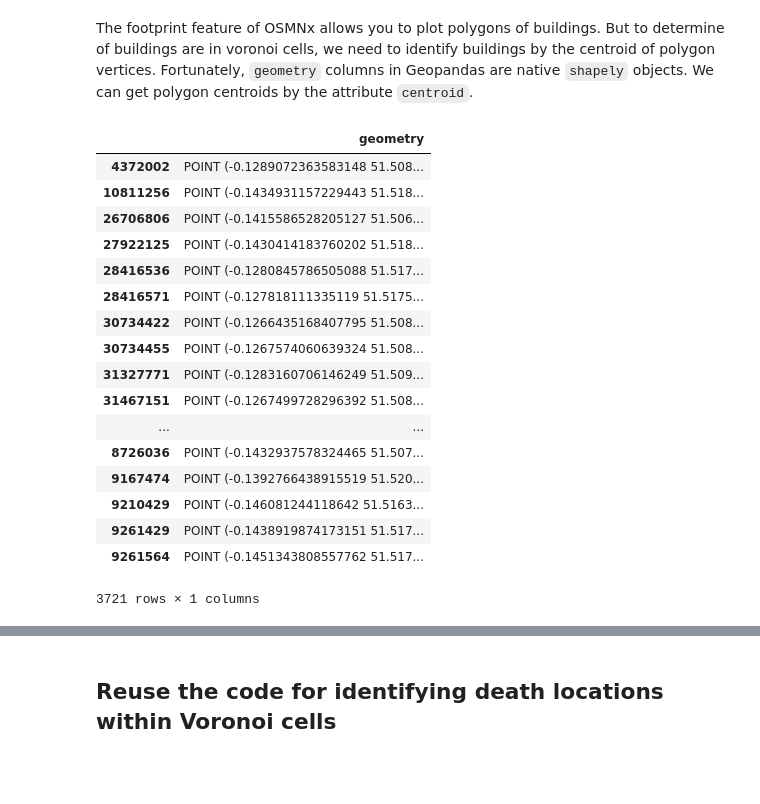
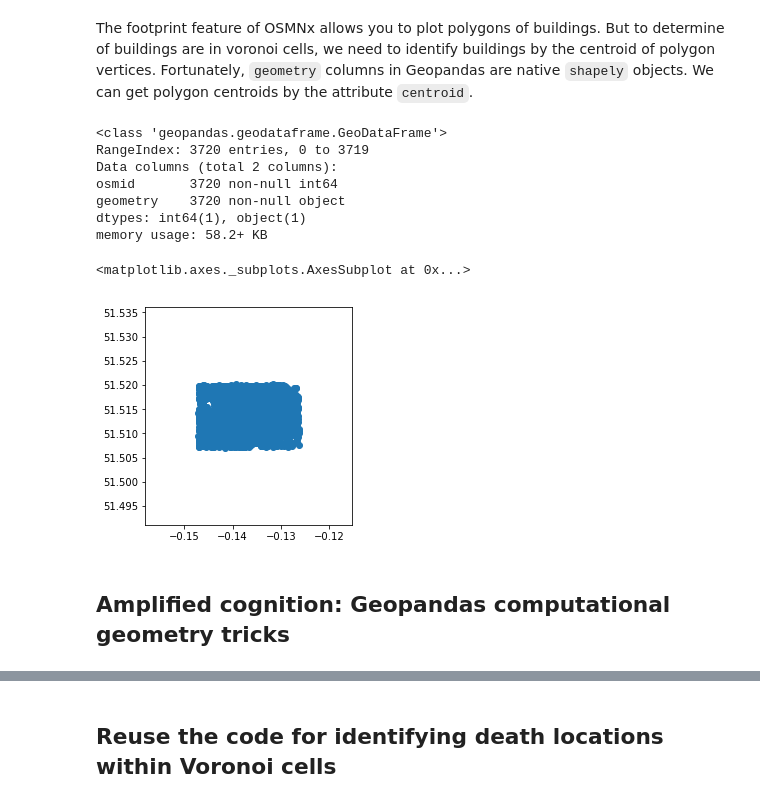
Before and after one commit to nravilla/1854-Cholera-Outbreak-London-Advanced-2, a Jupyter notebook: NB06-Buildings-in-Voronoi-Cells.ipynb, the cells around one changed output, grey strips where cells are left out. Drawn from its saved outputs; the diff is of its cells as text; code cells hidden in the pictures; blank space fills up the shorter version.

```diff
--- a/NB06-Buildings-in-Voronoi-Cells.ipynb
+++ b/NB06-Buildings-in-Voronoi-Cells.ipynb
@@ -69,25 +92,23 @@ gpd.__version__
 # %% [markdown]
 The footprint feature of OSMNx allows you to plot polygons of buildings. But to determine of buildings are in voronoi cells, we need to identify buildings by the centroid of polygon vertices. Fortunately, `geometry` columns in Geopandas are native `shapely` objects. We can get polygon centroids by the attribute `centroid`.
 # %%
-footprints_centroid_gdf = gpd.GeoDataFrame(geometry=footprints_gdf['geometry'].centroid)
+footprints_centroid_gdf = gpd.GeoDataFrame(\
+                            geometry=footprints_gdf['geometry'].centroid)\
+                            .reset_index().rename(columns={'index':'osmid'})
 
-footprints_centroid_gdf
+footprints_centroid_gdf.info()
 # %% [output]
-|  | geometry |
-| 4372002 | POINT (-0.1289072363583148 51.508... |
-| 10811256 | POINT (-0.1434931157229443 51.518... |
-| 26706806 | POINT (-0.1415586528205127 51.506... |
-| 27922125 | POINT (-0.1430414183760202 51.518... |
-| 28416536 | POINT (-0.1280845786505088 51.517... |
-| 28416571 | POINT (-0.127818111335119 51.5175... |
-| 30734422 | POINT (-0.1266435168407795 51.508... |
-| 30734455 | POINT (-0.1267574060639324 51.508... |
-| 31327771 | POINT (-0.1283160706146249 51.509... |
-| 31467151 | POINT (-0.1267499728296392 51.508... |
-| ... | ... |
-| 8726036 | POINT (-0.1432937578324465 51.507... |
-| 9167474 | POINT (-0.1392766438915519 51.520... |
-| 9210429 | POINT (-0.146081244118642 51.5163... |
-| 9261429 | POINT (-0.1438919874173151 51.517... |
-| 9261564 | POINT (-0.1451343808557762 51.517... |
-3721 rows × 1 columns
+<class 'geopandas.geodataframe.GeoDataFrame'>
+RangeIndex: 3720 entries, 0 to 3719
+Data columns (total 2 columns):
+osmid       3720 non-null int64
+geometry    3720 non-null object
+dtypes: int64(1), object(1)
+memory usage: 58.2+ KB
+# %%
+footprints_centroid_gdf.geometry.plot()
+# %% [output]
+<matplotlib.axes._subplots.AxesSubplot at 0x...>
+[figure, added]
+# %% [markdown]
+## Amplified cognition: Geopandas computational geometry tricks
```
Also changed, not shown: parts of 11 cells of this notebook.
